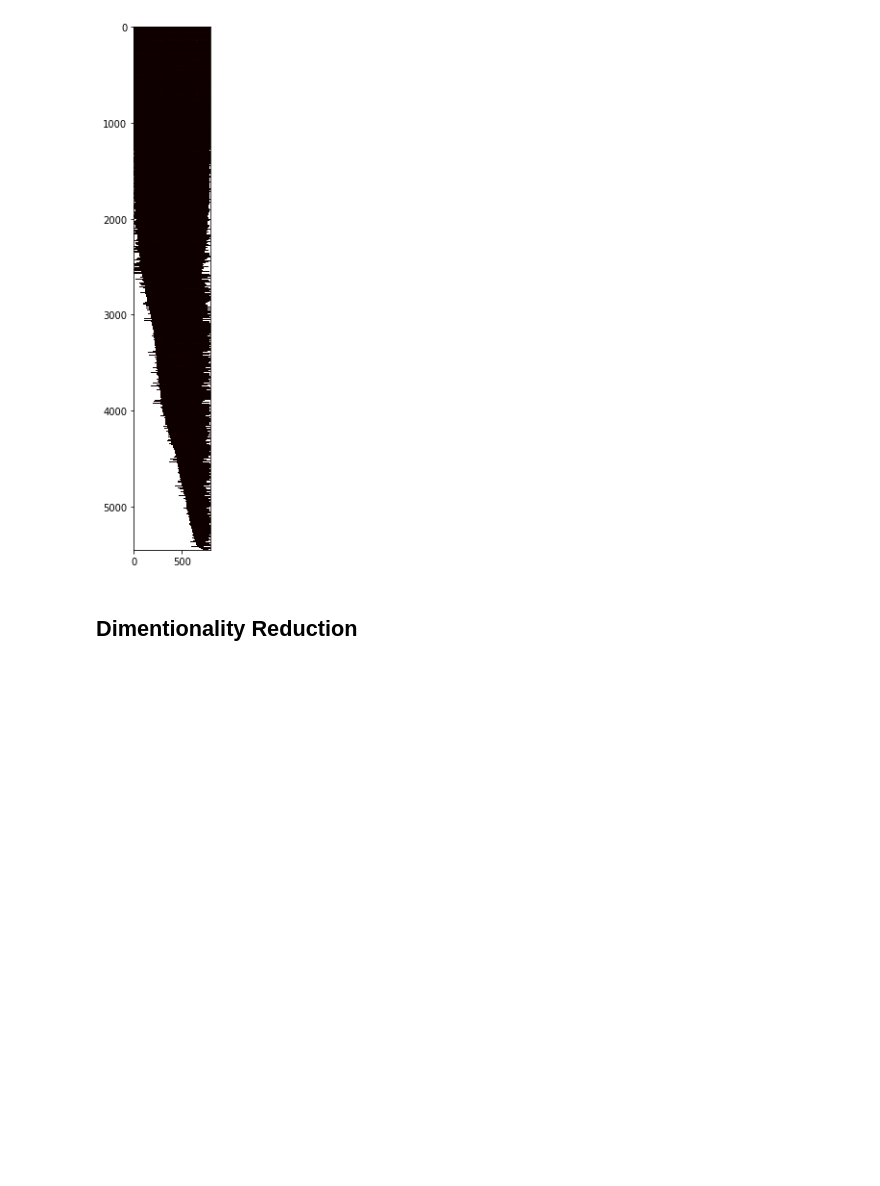
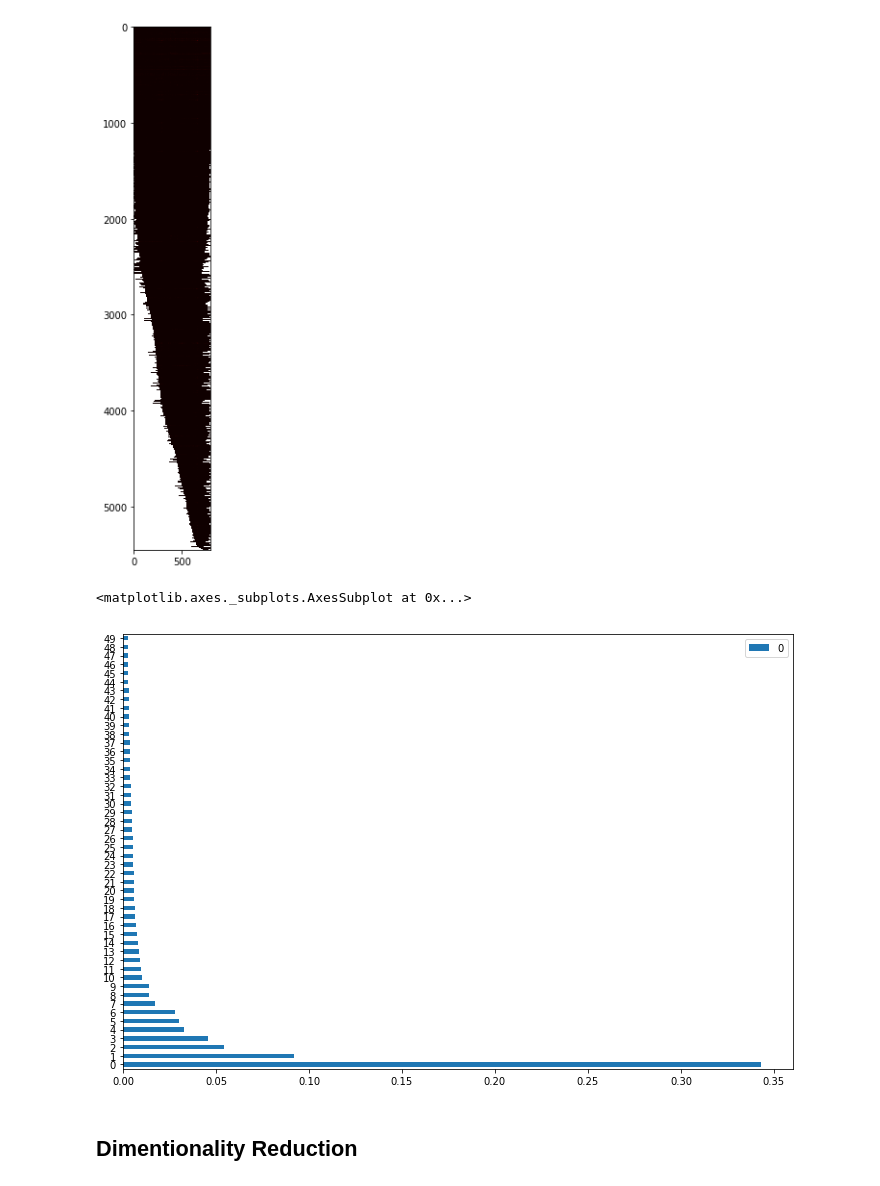
Before and after one commit to brandries/project_echo_clustering, a Jupyter notebook: clustering/Visualize_Notebook.ipynb, the cells around one changed output. Saved outputs shown, nothing was run; the diff lists cells and outputs as text; code cells hidden in the pictures; blank space fills up the shorter version.

```diff
--- a/clustering/Visualize_Notebook.ipynb
+++ b/clustering/Visualize_Notebook.ipynb
@@ -44,3 +44,10 @@ There are 1122 products with less than 50% entries
 pp.plot_nas(sorted_df)
 # %% [output]
 [figure]
+# %%
+sorted_df['nan'] = sorted_df['2016-03-01'].apply(np.isnan)
+no_nans = sorted_df[sorted_df['nan'] == False].drop('nan', axis=1)
+nans = sorted_df[sorted_df['nan'] == True].drop('nan', axis=1)
+# %%
+nans = df.loc[list(nans.index),:]
+no_nans = df.loc[list(no_nans.index),:]
@@ -47,3 +64,8 @@ pp.plot_nas(sorted_df)
+# %%
+pd.DataFrame(pca.explained_variance_ratio_).plot(kind='barh', figsize=(12,8))
+# %% [output]
+<matplotlib.axes._subplots.AxesSubplot at 0x...>
+[figure, added]
 # %% [markdown]
 ## Dimentionality Reduction
 # %%
```
Also changed, not shown: parts of 20 cells of this notebook.
